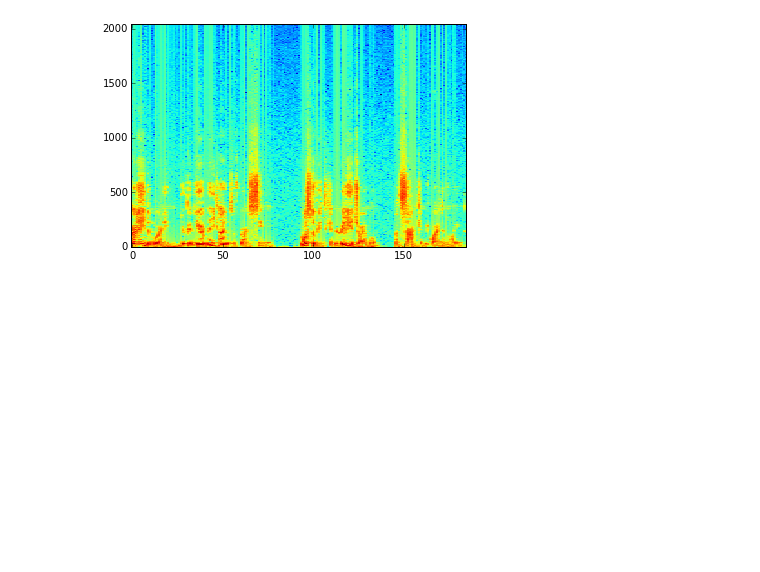
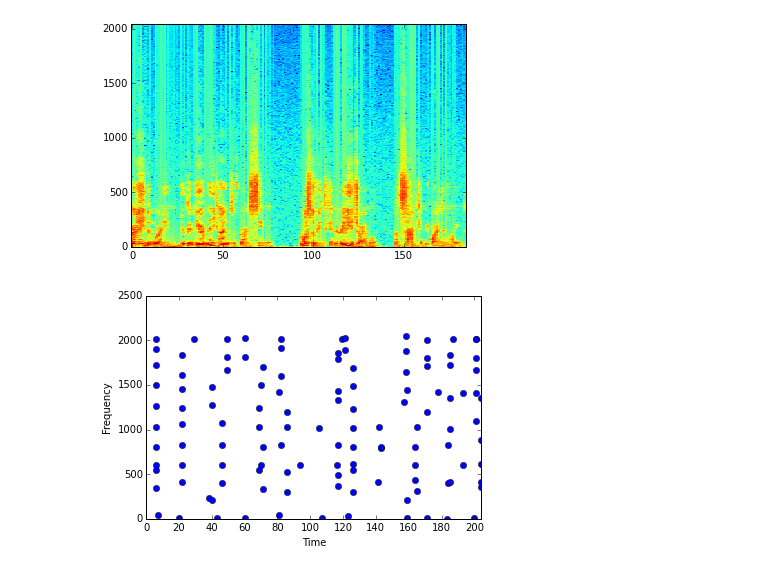
Before and after one commit to yeehanchan/SignalProcessing, a Jupyter notebook: HW2/HW2.ipynb, the cells around one changed output. Saved outputs shown, nothing was run; the diff lists cells and outputs as text; code cells hidden in the pictures; blank space fills up the shorter version.

```diff
--- a/HW2/HW2.ipynb
+++ b/HW2/HW2.ipynb
@@ -55,11 +53,13 @@ plot_transform(X)
 # %% [output]
 [figure]
 # %%
-def findPeaks(X,K):
+def findPeaks(X,K1,K2):
     peaks = []
-    for i in range(0,X.shape[0],K):
-        for j in range(0,X.shape[1],K):
-            index = np.where(X == X[i:i+K,j:j+K].max())
+    for i in range(0,X.shape[0],K1):
+        for j in range(0,X.shape[1],K2):
+            index = np.where(X == X[i:i+K1,j:j+K2].max())
             peaks.append(index)
+    index = np.where(X == X[i:,j:].max())
+    peaks.append(index)
     return peaks
-peaks = findPeaks(X,20)
+#peaks = findPeaks(X,20)
@@ -114,0 +138,10 @@ hashtable1 = hash_table(40,2000,10,peaks1)
+# %%
+peaks1 = findPeaks(X1,20,200)
+peaks2 = findPeaks(X2,20,200)
+peaks3 = findPeaks(X3,20,200)
+peaks4 = findPeaks(X4,20,200)
+peaks_inna = findPeaks(X_inna,20,200)
+# %%
+plot_peaks(peaks1,0,0)
+# %% [output]
+[figure, added]
```
Also changed, not shown: parts of 27 cells of this notebook, 12 other files.
